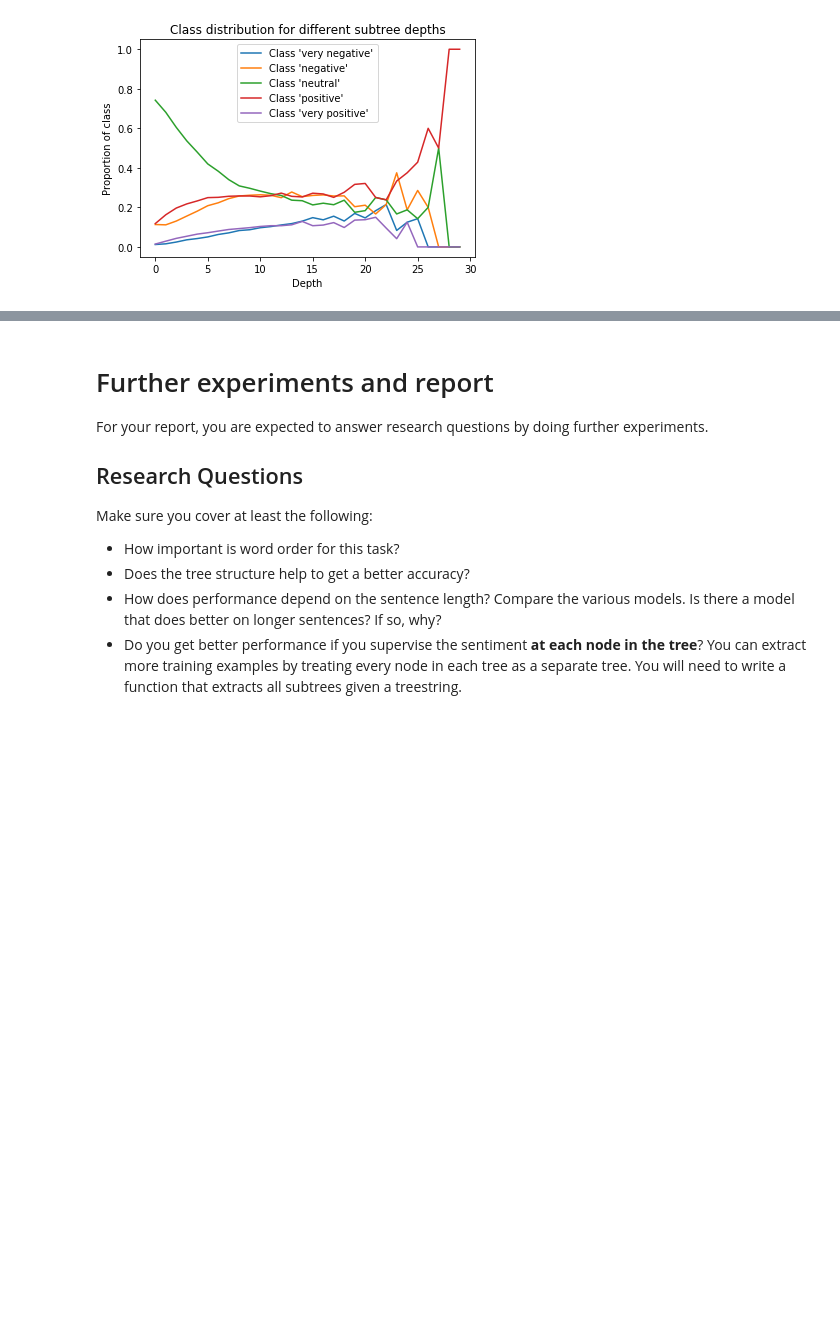
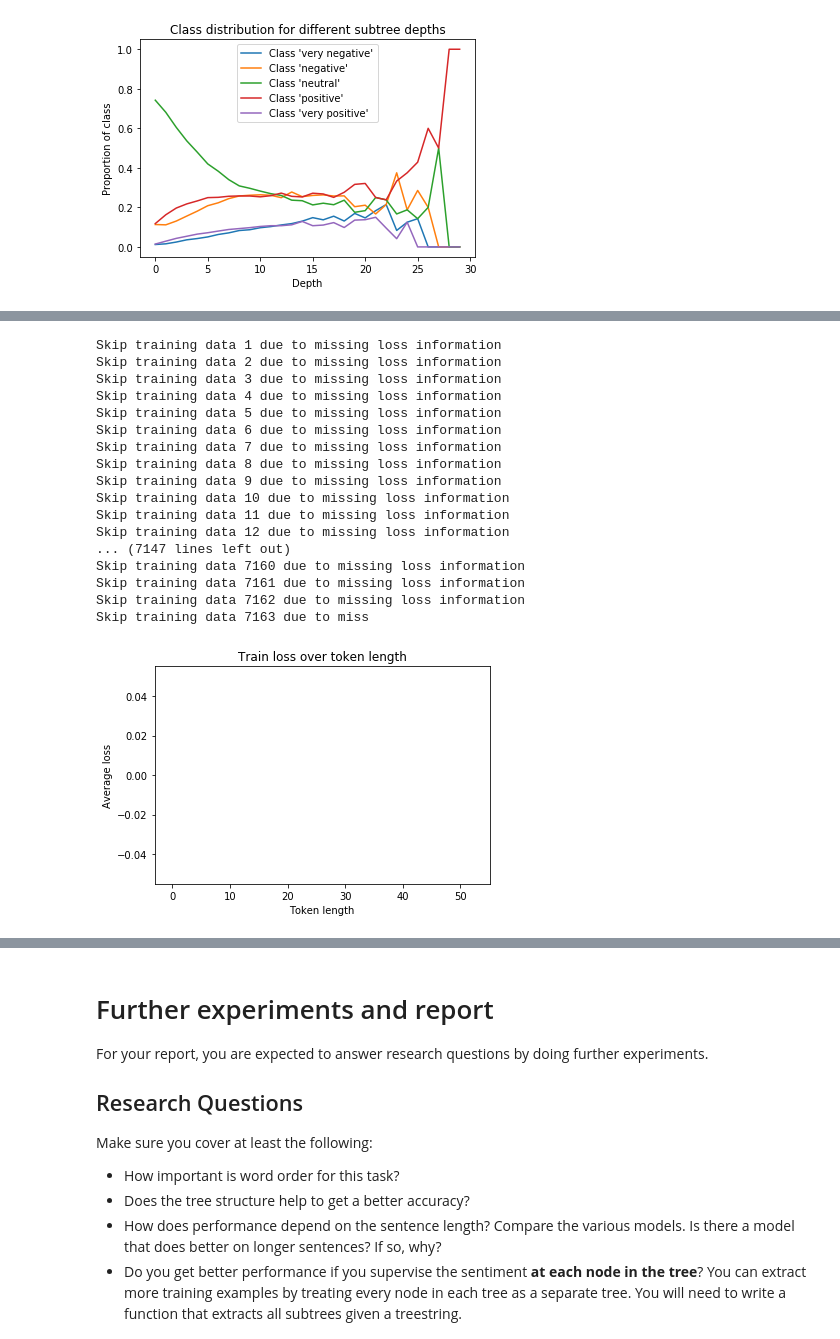
Before and after one commit to phlippe/SentimentClassification_TreeLSTM, a Jupyter notebook: notebooks/TreeLSTMs.ipynb, the cells around one changed output, grey strips where cells are left out. Drawn from its saved outputs; the diff is of its cells as text; code cells hidden in the pictures; blank space fills up the shorter version.

```diff
--- a/notebooks/TreeLSTMs.ipynb
+++ b/notebooks/TreeLSTMs.ipynb
@@ -2283,0 +2308,45 @@ Distribution over classes:
+# %%
+def mean(l):
+    return sum(l) * 1.0 / max(len(l), 1e-10)
+
+def plot_training_loss_over_height():
+    trans_length_dict = dict()
+    for data in train_data:
+        trans_len = len(data.tokens)
+        if not trans_len in trans_length_dict:
+            trans_length_dict[trans_len] = list()
+        if mean(data.loss) == 0:
+            print("Skip training data " + str(data.index) + " due to missing loss information")
+        trans_length_dict[trans_len].append(mean(data.loss))
+    bar_vals = list()
+    max_trans = max(trans_length_dict.keys()) + 1
+    for trans_len in range(max_trans):
+        if trans_len in trans_length_dict:
+            bar_vals.append(mean(trans_length_dict[trans_len]))
+        else:
+            bar_vals.append(0)
+    plt.bar(range(max_trans), bar_vals)
+    plt.title("Train loss over token length")
+    plt.ylabel("Average loss")
+    plt.xlabel("Token length")
+
+plot_training_loss_over_height()
+# %% [output]
+Skip training data 1 due to missing loss information
+Skip training data 2 due to missing loss information
+Skip training data 3 due to missing loss information
+Skip training data 4 due to missing loss information
+Skip training data 5 due to missing loss information
+Skip training data 6 due to missing loss information
+Skip training data 7 due to missing loss information
+Skip training data 8 due to missing loss information
+Skip training data 9 due to missing loss information
+Skip training data 10 due to missing loss information
+Skip training data 11 due to missing loss information
+Skip training data 12 due to missing loss information
+... (7147 lines left out)
+Skip training data 7160 due to missing loss information
+Skip training data 7161 due to missing loss information
+Skip training data 7162 due to missing loss information
+Skip training data 7163 due to miss
+[figure, added]
```
Also changed, not shown: parts of 19 cells of this notebook.
